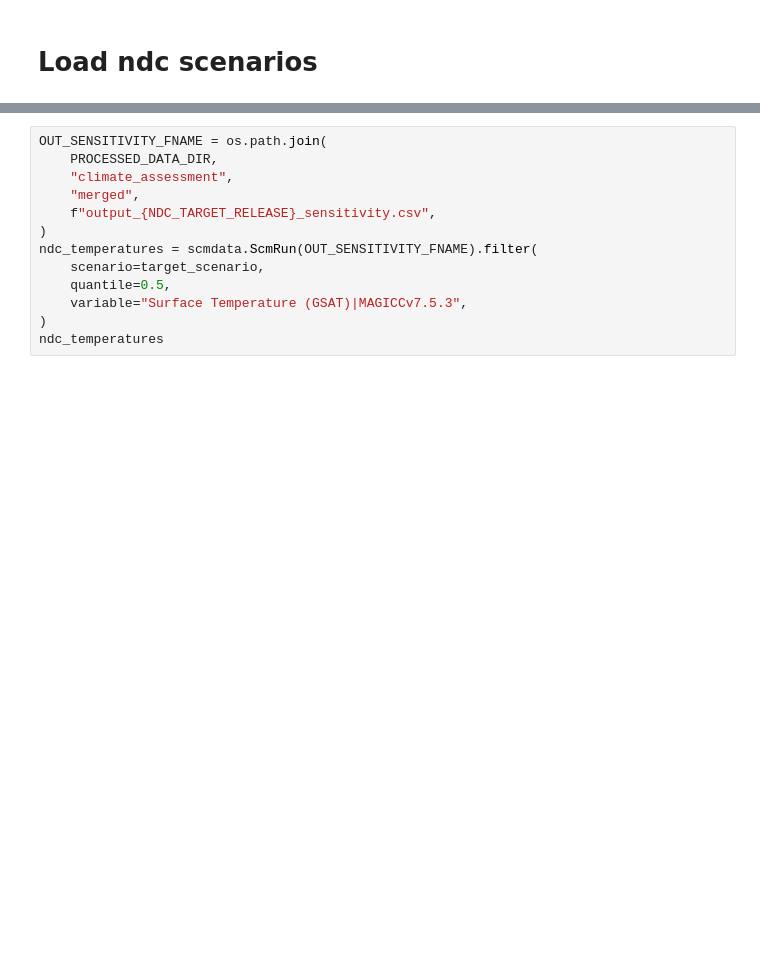
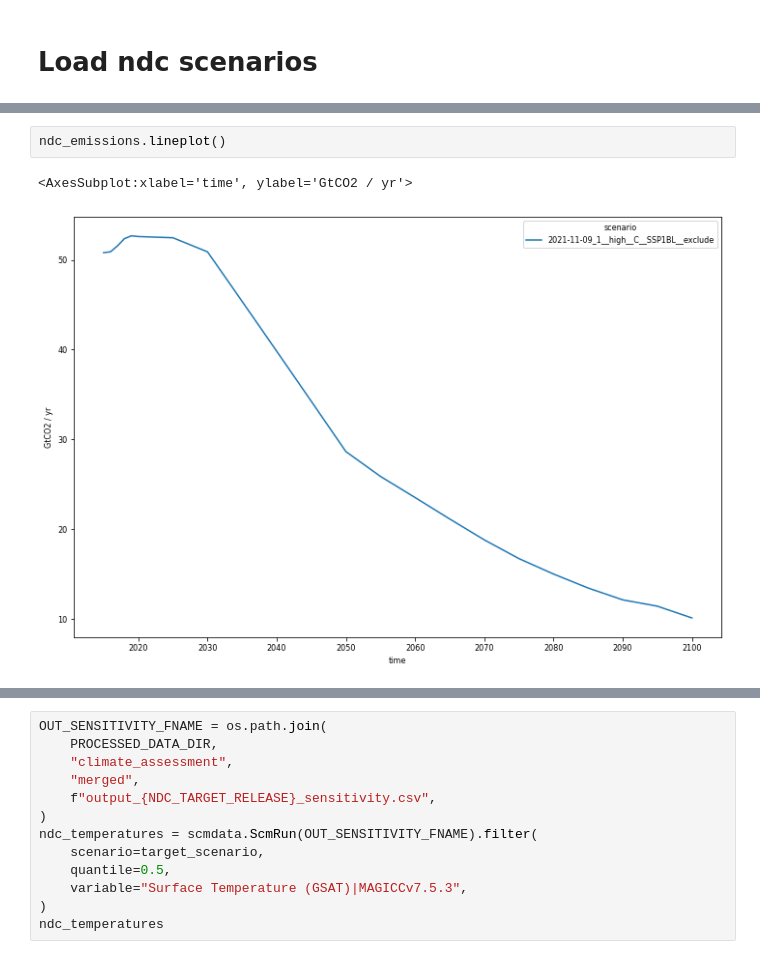
Before and after one commit to climate-resource/ndc-realisations-2021, a Jupyter notebook: notebooks/postprocessing/620_download-process-engage.ipynb, the cells around one changed output, grey strips where cells are left out. Cells and saved outputs as stored; diff of their text form; blank space fills up the shorter version.

```diff
--- a/notebooks/postprocessing/620_download-process-engage.ipynb
+++ b/notebooks/postprocessing/620_download-process-engage.ipynb
@@ -140,3 +148,8 @@ Meta:
 
         [1 rows x 16 columns]
 [interactive output not drawn]
+# %%
+ndc_emissions.lineplot()
+# %% [output]
+<AxesSubplot:xlabel='time', ylabel='GtCO2 / yr'>
+[figure, added]
```
Also changed, not shown: parts of 9 cells of this notebook, 5 other files.
